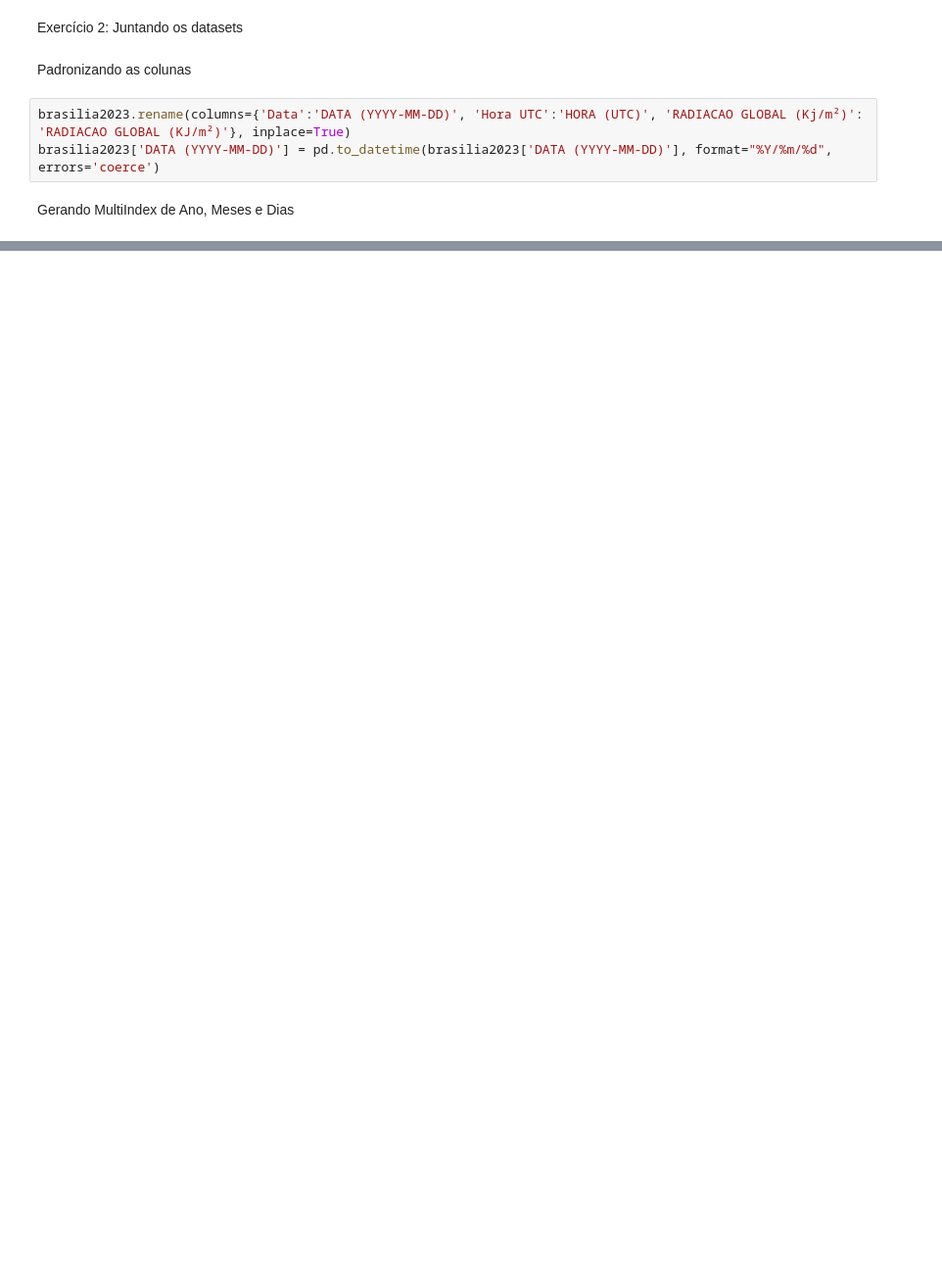
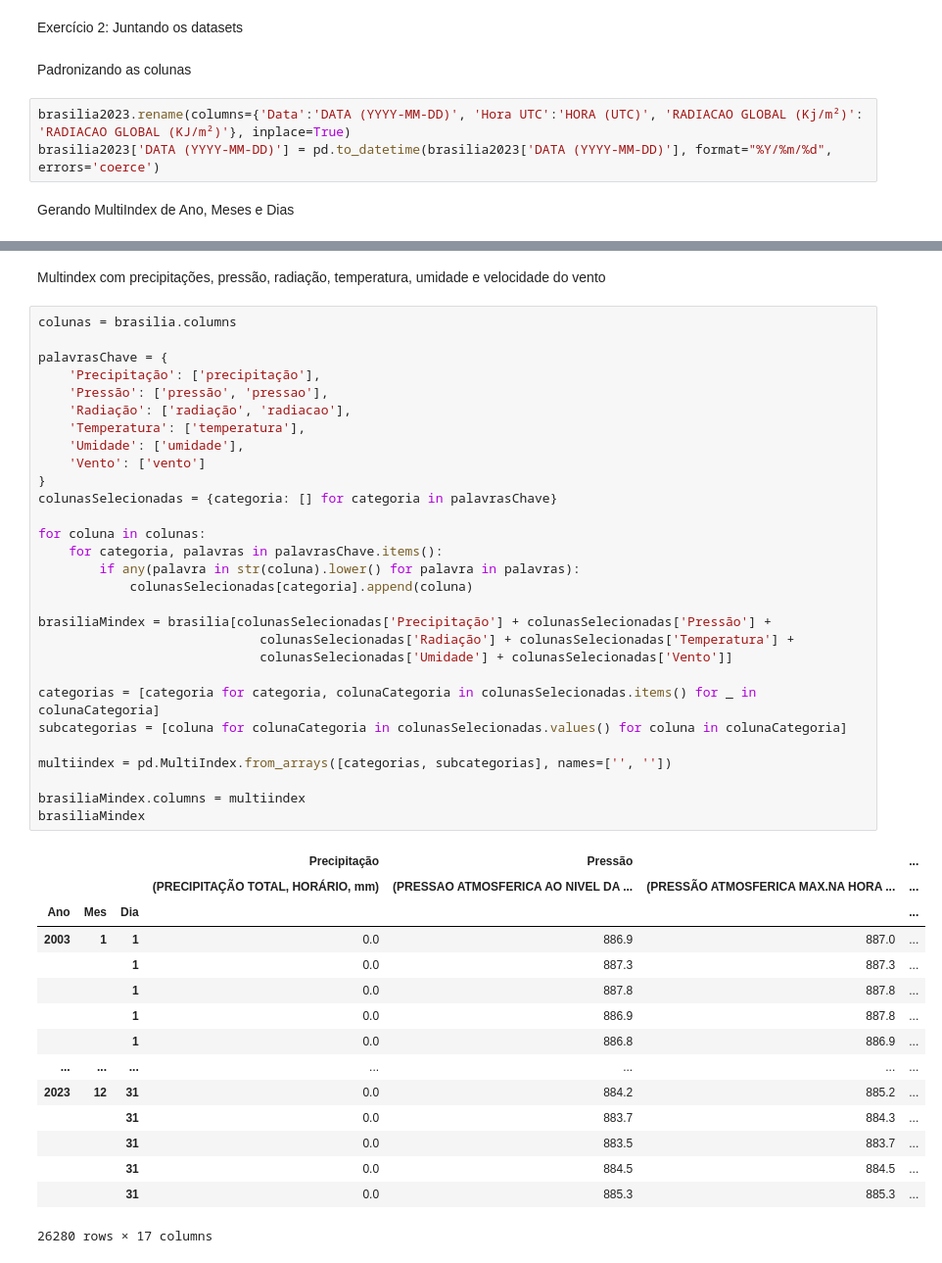
Before and after one commit to AllanaCampos/Python_Basico, a Jupyter notebook: Girleide/P007/Prática7.ipynb, the cells around one changed output, grey strips where cells are left out. Shown: that part at 98% size. Drawn from its saved outputs; the diff is of its cells as text; blank space fills up the shorter version.

```diff
--- a/Girleide/P007/Prática7.ipynb
+++ b/Girleide/P007/Prática7.ipynb
@@ -73 +73,49 @@ brasilia
 26280 rows × 19 columns
+# %% [markdown]
+Multindex com precipitações,
+pressão, radiação, temperatura, umidade e velocidade do vento
+# %%
+colunas = brasilia.columns
+
+palavrasChave = {
+    'Precipitação': ['precipitação'],
+    'Pressão': ['pressão', 'pressao'],
+    'Radiação': ['radiação', 'radiacao'],
+    'Temperatura': ['temperatura'],
+    'Umidade': ['umidade'],
+    'Vento': ['vento']
+}
+colunasSelecionadas = {categoria: [] for categoria in palavrasChave}
+
+for coluna in colunas:
+    for categoria, palavras in palavrasChave.items():
+        if any(palavra in str(coluna).lower() for palavra in palavras):
+            colunasSelecionadas[categoria].append(coluna)
+
+brasiliaMindex = brasilia[colunasSelecionadas['Precipitação'] + colunasSelecionadas['Pressão'] +
+                             colunasSelecionadas['Radiação'] + colunasSelecionadas['Temperatura'] +
+                             colunasSelecionadas['Umidade'] + colunasSelecionadas['Vento']]
+
+categorias = [categoria for categoria, colunaCategoria in colunasSelecionadas.items() for _ in colunaCategoria]
+subcategorias = [coluna for colunaCategoria in colunasSelecionadas.values() for coluna in colunaCategoria]
+
+multiindex = pd.MultiIndex.from_arrays([categorias, subcategorias], names=['', ''])
+
+brasiliaMindex.columns = multiindex
+brasiliaMindex
+# %% [output]
+|  |  |  | Precipitação | Pressão |  | ... |
+|  |  |  | (PRECIPITAÇÃO TOTAL, HORÁRIO, mm) | (PRESSAO ATMOSFERICA AO NIVEL DA ... | (PRESSÃO ATMOSFERICA MAX.NA HORA ... | ... |
+| Ano | Mes | Dia |  |  |  | ... |
+| 2003 | 1 | 1 | 0.0 | 886.9 | 887.0 | ... |
+|  |  | 1 | 0.0 | 887.3 | 887.3 | ... |
+|  |  | 1 | 0.0 | 887.8 | 887.8 | ... |
+|  |  | 1 | 0.0 | 886.9 | 887.8 | ... |
+|  |  | 1 | 0.0 | 886.8 | 886.9 | ... |
+| ... | ... | ... | ... | ... | ... | ... |
+| 2023 | 12 | 31 | 0.0 | 884.2 | 885.2 | ... |
+|  |  | 31 | 0.0 | 883.7 | 884.3 | ... |
+|  |  | 31 | 0.0 | 883.5 | 883.7 | ... |
+|  |  | 31 | 0.0 | 884.5 | 884.5 | ... |
+|  |  | 31 | 0.0 | 885.3 | 885.3 | ... |
+26280 rows × 17 columns
```
Also changed, not shown: parts of 6 cells of this notebook.
